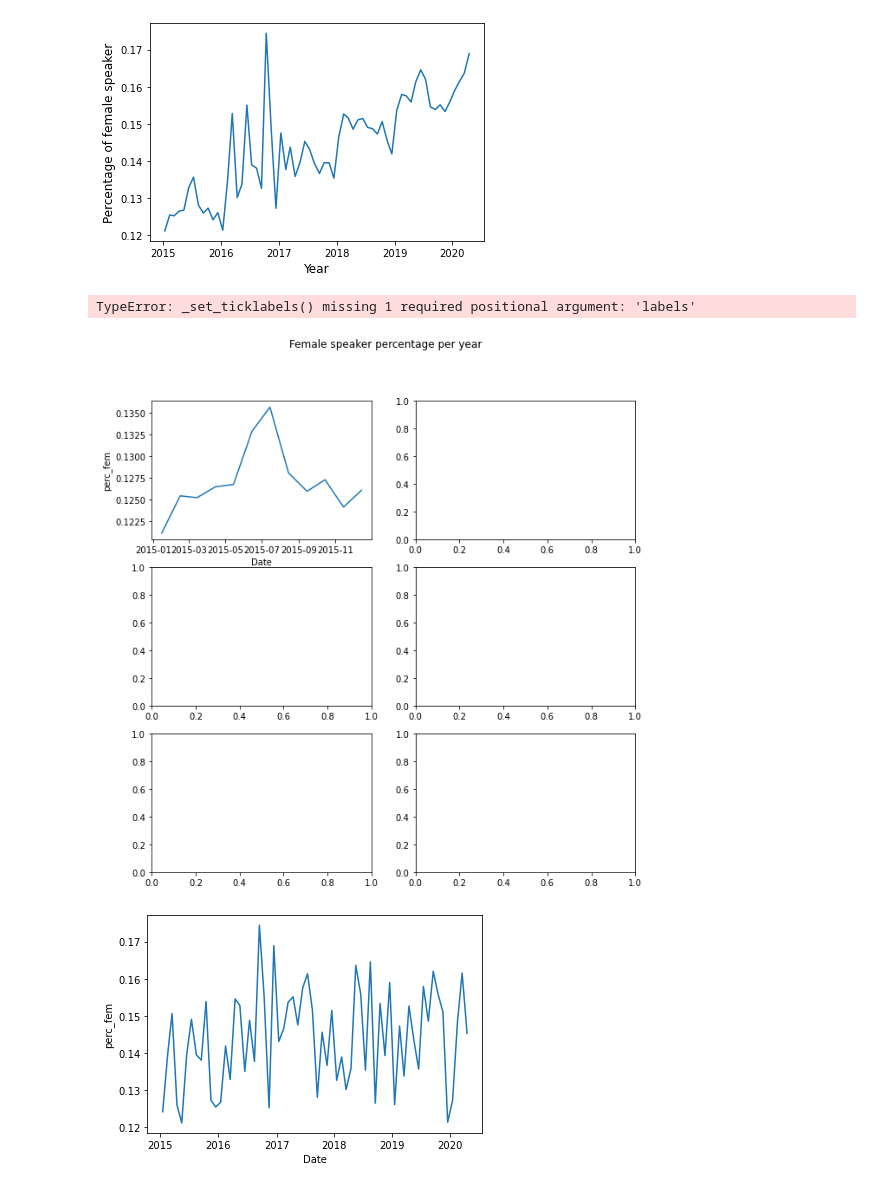
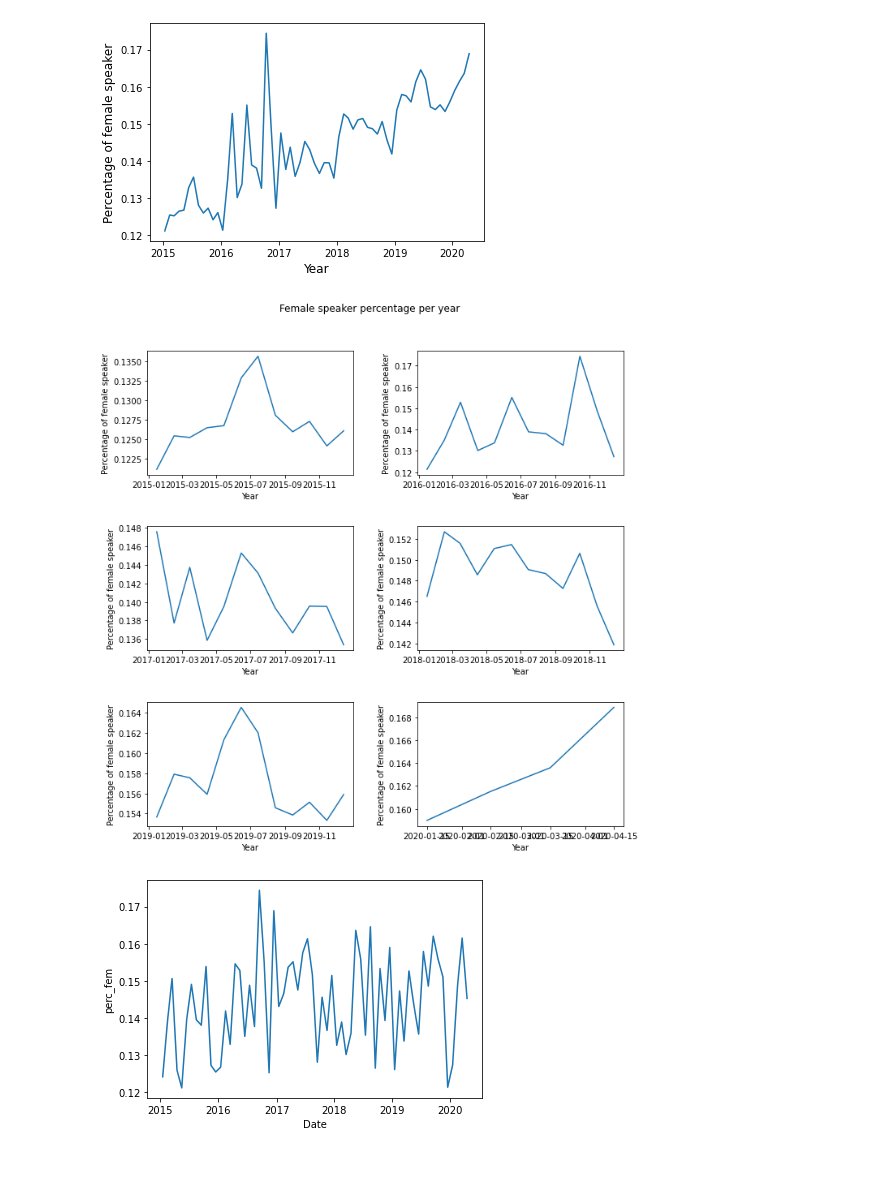
Before and after one commit to epfl-ada/ada-2021-project-allg, a Jupyter notebook: Milestone-3.ipynb, the cells around one changed output. Drawn from its saved outputs; the diff is of its cells as text; code cells hidden in the pictures.

```diff
--- a/Milestone-3.ipynb
+++ b/Milestone-3.ipynb
@@ -471,28 +471,27 @@ p.set_ylabel("Percentage of female speaker", fontsize = 12);
 # %%
 
 # make subsets per year and plot them
 
 perc_2015 = df2['2015-01-15':'2015-12-15']
 perc_2016 = df2['2016-01-15':'2016-12-15']
 perc_2017 = df2['2017-01-15':'2017-12-15']
 perc_2018 = df2['2018-01-15':'2018-12-15']
 perc_2019 = df2['2019-01-15':'2019-12-15']
 perc_2020 = df2['2020-01-15':'2020-04-15']
 
 fig, axes = plt.subplots(3,2, figsize=(10, 10))
 fig.suptitle('Female speaker percentage per year')
 
-sns.lineplot(ax=axes[0,0], data=perc_2015, x="Date", y="perc_fem")
+sns.lineplot(ax=axes[0,0], data=perc_2015, x="Date", y="perc_fem").set(ylabel="Percentage of female speaker", xlabel='Year')
 sns.lineplot(ax=axes[0,1], data=perc_2016, x="Date", y="perc_fem").set(ylabel="Percentage of female speaker", xlabel='Year')
 sns.lineplot(ax=axes[1,0], data=perc_2017, x="Date", y="perc_fem").set(ylabel="Percentage of female speaker", xlabel='Year')
 sns.lineplot(ax=axes[1,1], data=perc_2018, x="Date", y="perc_fem").set(ylabel="Percentage of female speaker", xlabel='Year')
 sns.lineplot(ax=axes[2,0], data=perc_2019, x="Date", y="perc_fem").set(ylabel="Percentage of female speaker", xlabel='Year')
 sns.lineplot(ax=axes[2,1], data=perc_2020, x="Date", y="perc_fem").set(ylabel="Percentage of female speaker", xlabel='Year')
 
 fig.tight_layout(pad=3.0);
 # %% [output]
-TypeError: _set_ticklabels() missing 1 required positional argument: 'labels'
-[figure, old version]
+[figure, new version]
 # %%
 # time series plot by shuffling of data -> this is how plot would look like if no trend
 
```
